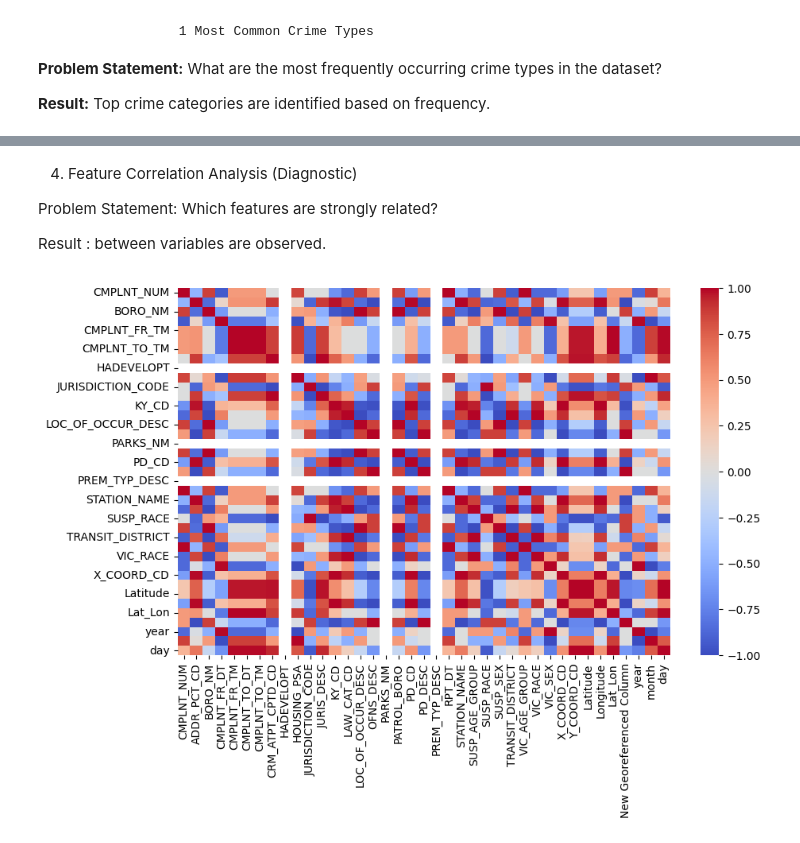
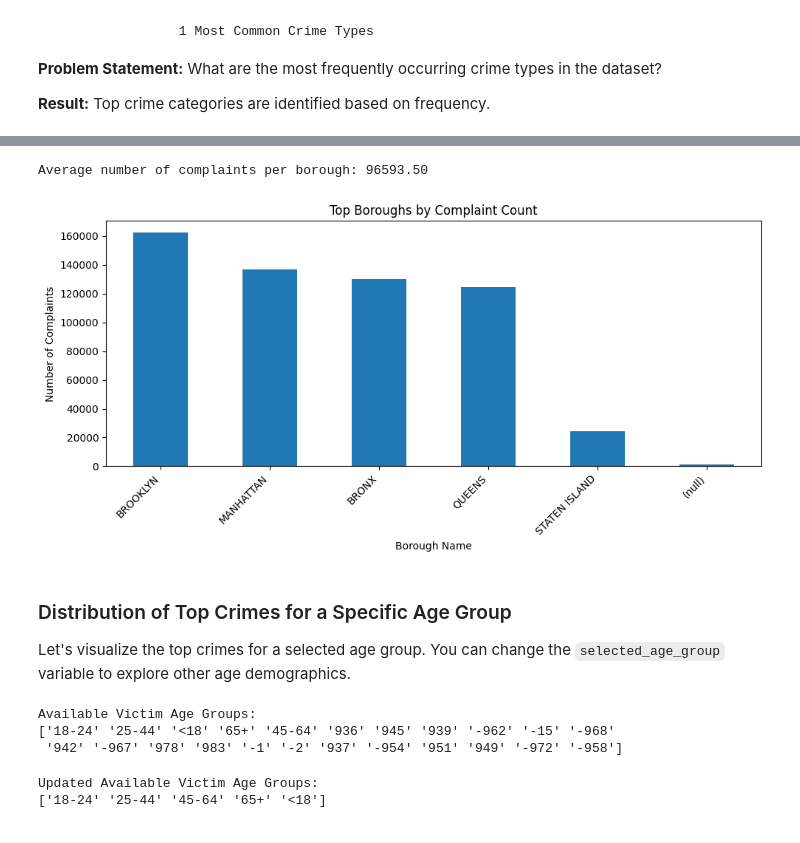
Before and after one commit to deekshithnagavalli/MACHINE-LEARNING-MODEL, a Jupyter notebook: Crime_Prediction_ML.ipynb, the cells around one changed output, grey strips where cells are left out. Cells and saved outputs as stored; diff of their text form; code cells hidden in the pictures.

```diff
--- a/Crime_Prediction_ML.ipynb
+++ b/Crime_Prediction_ML.ipynb
@@ -113,15 +113,2 @@ plt.show()
 # %%
 df = df.dropna()
-# %%
-# Convert date to datetime
-df['CMPLNT_FR_DT'] = pd.to_datetime(df['CMPLNT_FR_DT'], errors='coerce')
-
-# Extract features
-df['year'] = df['CMPLNT_FR_DT'].dt.year
-df['month'] = df['CMPLNT_FR_DT'].dt.month
-df['day'] = df['CMPLNT_FR_DT'].dt.day
-# %%
-le = LabelEncoder()
-
-for col in df.select_dtypes(include='object').columns:
-    df[col] = le.fit_transform(df[col].astype(str))
@@ -167,15 +115,46 @@ plt.show()
-# %% [markdown]
-4. Feature Correlation Analysis (Diagnostic)
-
-Problem Statement:
-Which features are strongly related?
-
-
-Result :
-between variables are observed.
-# %%
-plt.figure(figsize=(10,6))
-sns.heatmap(df.corr(), cmap='coolwarm')
-plt.show()
-# %% [output]
-[figure, removed]
+# %%
+complaints_per_borough = df['BORO_NM'].value_counts()
+average_complaints = complaints_per_borough.mean()
+
+print(f"Average number of complaints per borough: {average_complaints:.2f}")
+# %% [output]
+Average number of complaints per borough: 96593.50
+# %%
+plt.figure(figsize=(10,5))
+df['BORO_NM'].value_counts().head(10).plot(kind='bar')
+plt.title("Top Boroughs by Complaint Count")
+plt.xlabel("Borough Name")
+plt.ylabel("Number of Complaints")
+plt.xticks(rotation=45, ha='right')
+plt.tight_layout()
+plt.show()
+# %% [output]
+[figure, added]
+# %% [markdown]
+### Distribution of Top Crimes for a Specific Age Group
+
+Let's visualize the top crimes for a selected age group. You can change the `selected_age_group` variable to explore other age demographics.
+# %%
+print("Available Victim Age Groups:")
+print(valid_age_groups)
+# %% [output]
+Available Victim Age Groups:
+['18-24' '25-44' '<18' '65+' '45-64' '936' '945' '939' '-962' '-15' '-968'
+ '942' '-967' '978' '983' '-1' '-2' '937' '-954' '951' '949' '-972' '-958']
+# %%
+valid_age_ranges = ['<18', '18-24', '25-44', '45-64', '65+']
+
+# Filter the DataFrame to include only valid age ranges
+df_filtered_age = df[df['VIC_AGE_GROUP'].isin(valid_age_ranges)].copy()
+
+# Recalculate age_group_crime_counts and valid_age_groups with the filtered data
+age_group_crime_counts = df_filtered_age.groupby(['VIC_AGE_GROUP', 'OFNS_DESC']).size().reset_index(name='Count')
+age_group_crime_counts_filtered = age_group_crime_counts # No 'UNKNOWN' to filter at this stage as it's not in valid_age_ranges
+
+valid_age_groups = age_group_crime_counts_filtered['VIC_AGE_GROUP'].unique()
+
+print("Updated Available Victim Age Groups:")
+print(valid_age_groups)
+# %% [output]
+Updated Available Victim Age Groups:
+['18-24' '25-44' '45-64' '65+' '<18']
```
Also changed, not shown: parts of 23 cells of this notebook.
